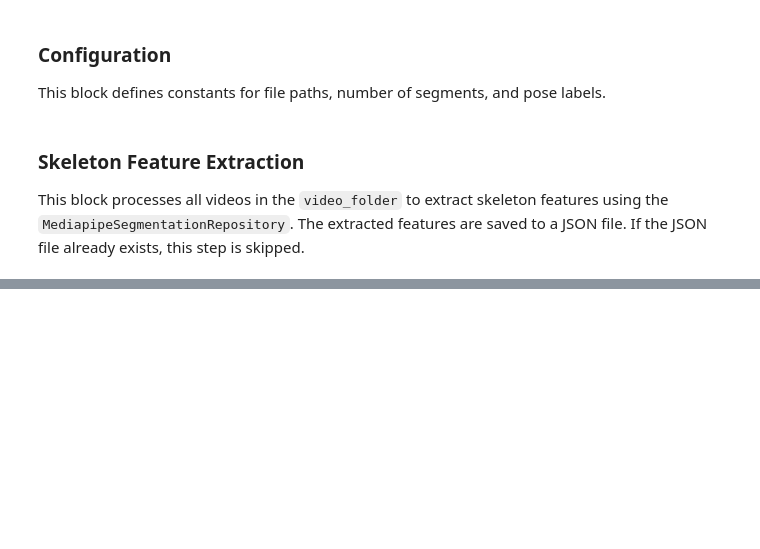
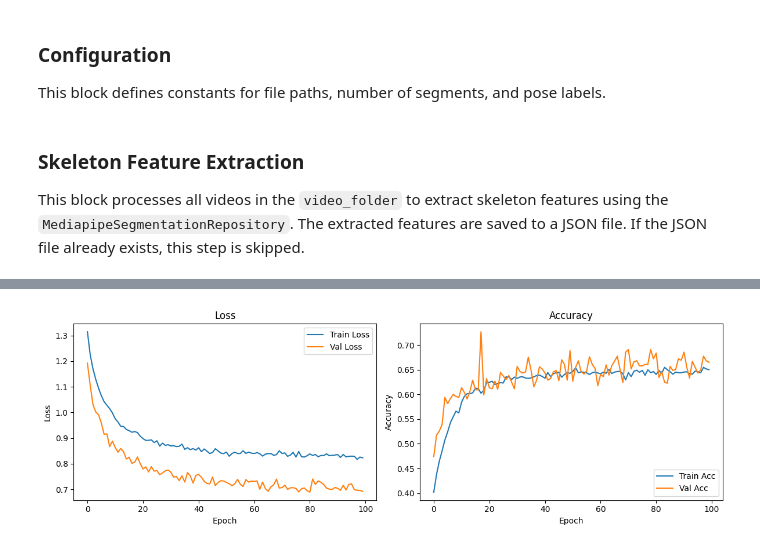
Before and after one commit to Timofejs-Rimensons/GymnasticsAnalysis, a Jupyter notebook: Backend/app/scoring_model_training.ipynb, the cells around one changed output, grey strips where cells are left out. Saved outputs shown, nothing was run; the diff lists cells and outputs as text; code cells hidden in the pictures; blank space fills up the shorter version.

```diff
--- a/Backend/app/scoring_model_training.ipynb
+++ b/Backend/app/scoring_model_training.ipynb
@@ -784,0 +34,18 @@ save_visualized_video(output_video_path,
+# %%
+
+if collect_features:
+    segmentation_repository = MediapipeSegmentationRepository()
+    features = []
+    masks = []
+    for video_name in tqdm(video_names):
+        full_video_path = os.path.join(video_folder, video_name)
+        frames, feature_tensor, mask = segmentation_repository.process_video_stgcn(full_video_path)
+
+        features.append(feature_tensor.tolist())
+        masks.append(mask.tolist())
+
+    with open('./dataset/features/features.pkl', 'wb') as file:
+        pickle.dump(features, file)
+
+    with open('./dataset/features/masks.pkl', 'wb') as file:
+        pickle.dump(masks, file)
@@ -784,0 +198,73 @@ save_visualized_video(output_video_path,
+# %%
+with open('./dataset/features/features.pkl', 'rb') as f:
+    features = pickle.load(f)
+
+with open('./dataset/features/masks.pkl', 'rb') as f:
+    masks = pickle.load(f)
+
+features, targets, pose_names = process_pose_labels(pose_labels_csv, video_names, features, masks)
+x_train, x_test, y_train, y_test = train_test_split(features, targets, test_size=0.1)
+
+model_cfg = dict(
+    type='RecognizerGCN',
+    backbone=dict(
+        type='STGCN',
+        graph_cfg=dict(layout='coco', mode='spatial'),
+        in_channels=3,
+        base_channels=64,
+        num_stages=10,
+        inflate_stages=[5, 8],
+        down_stages=[5, 8],
+    ),
+    cls_head=dict(
+        type='GCNHead',
+        num_classes=len(pose_names),
+        in_channels=256,
+        dropout=0.1
+    )
+)
+
+# Verify your data first
+print("Data verification:")
+print(f"  Number of sequences: {len(features)}")
+print(f"  First feature shape: {np.array(features[0]).shape}")
+print(f"  Expected: (1, T, 17, 3) or (T, 17, 3)")
+
+
+# Create classifier
+classifier = ClassifyingService(
+    model_cfg=model_cfg,
+    num_classes=len(pose_names),
+    window_size=20,
+    device="cuda:0",
+    verbose=True  # Enable detailed logging
+)
+
+# Train
+classifier.fit(x_train, y_train, x_test, y_test, epochs=100, batch_size=256, aug_range=(0.95, 1.05))
+
+# Plot results
+import matplotlib.pyplot as plt
+
+fig, axes = plt.subplots(1, 2, figsize=(12, 4))
+
+axes[0].plot(classifier.history['loss'], label='Train Loss')
+axes[0].plot(classifier.history['val_loss'], label='Val Loss')
+axes[0].set_xlabel('Epoch')
+axes[0].set_ylabel('Loss')
+axes[0].legend()
+axes[0].set_title('Loss')
+
+axes[1].plot(classifier.history['train_acc'], label='Train Acc')
+axes[1].plot(classifier.history['val_acc'], label='Val Acc')
+axes[1].set_xlabel('Epoch')
+axes[1].set_ylabel('Accuracy')
+axes[1].legend()
+axes[1].set_title('Accuracy')
+
+plt.tight_layout()
+plt.show()
+
+# Save model
+classifier.save_model('gymnast_classifier.pth')
+# %% [output]
@@ -784,0 +288 @@ save_visualized_video(output_video_path,
+[figure, added]
```
Also changed, not shown: parts of 19 cells of this notebook, 46 other files.
